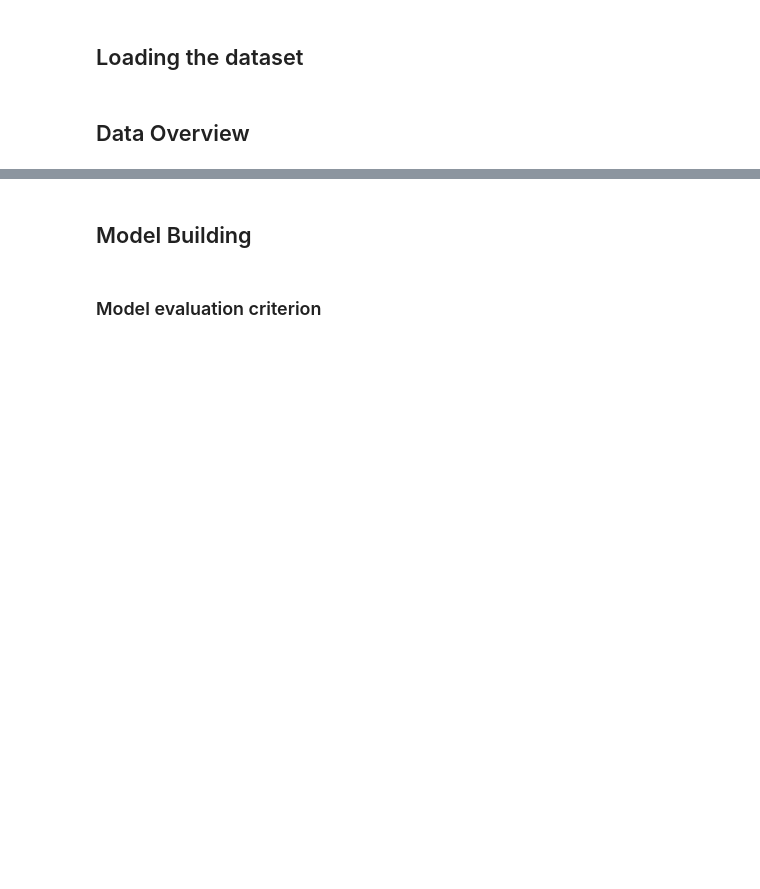
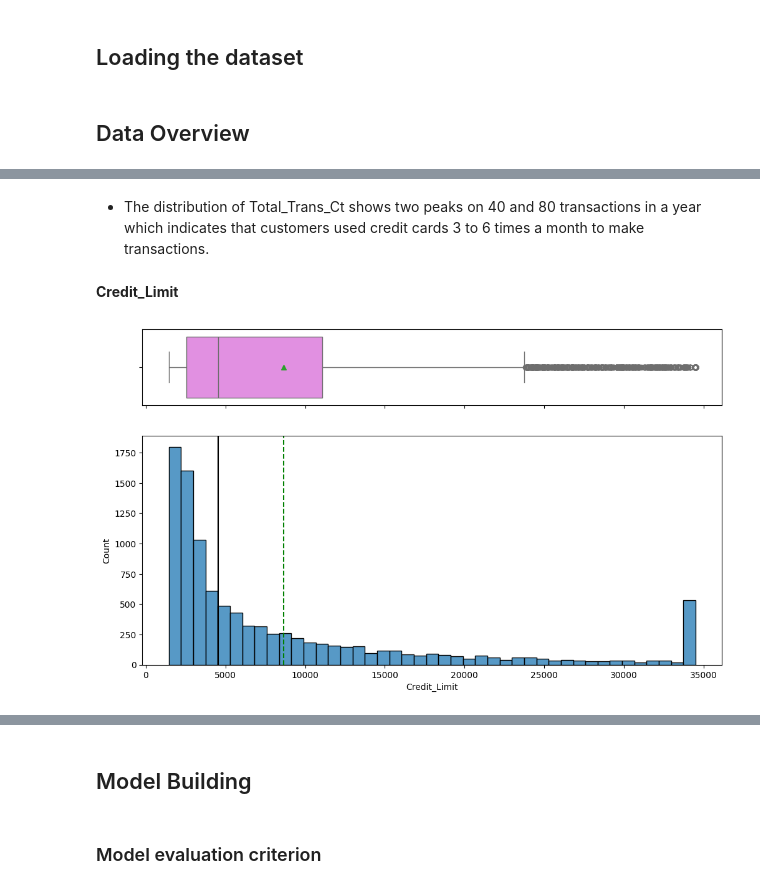
Before and after one commit to rahulcode2023/ai-ml-data-science-projects, a Jupyter notebook: projects/credit-card-churn-prediction/Rahul_AML_Credit_Card_Users_Churn_Prediction.ipynb, the cells around one changed output, grey strips where cells are left out. Cells and saved outputs as stored; diff of their text form; code cells hidden in the pictures; blank space fills up the shorter version.

```diff
--- a/projects/credit-card-churn-prediction/Rahul_AML_Credit_Card_Users_Churn_Prediction.ipynb
+++ b/projects/credit-card-churn-prediction/Rahul_AML_Credit_Card_Users_Churn_Prediction.ipynb
@@ -303,0 +500,8 @@ def distribution_plot_wrt_target(data, predictor, target):
+# %% [markdown]
+* The distribution of Total_Trans_Ct shows two peaks on 40 and 80 transactions in a year which indicates that customers used credit cards 3 to 6 times a month to make transactions.
+# %% [markdown]
+**Credit_Limit**
+# %%
+histogram_boxplot(data, "Credit_Limit")
+# %% [output]
+[figure, added]
```
Also changed, not shown: parts of 276 cells of this notebook, 12 other files.
